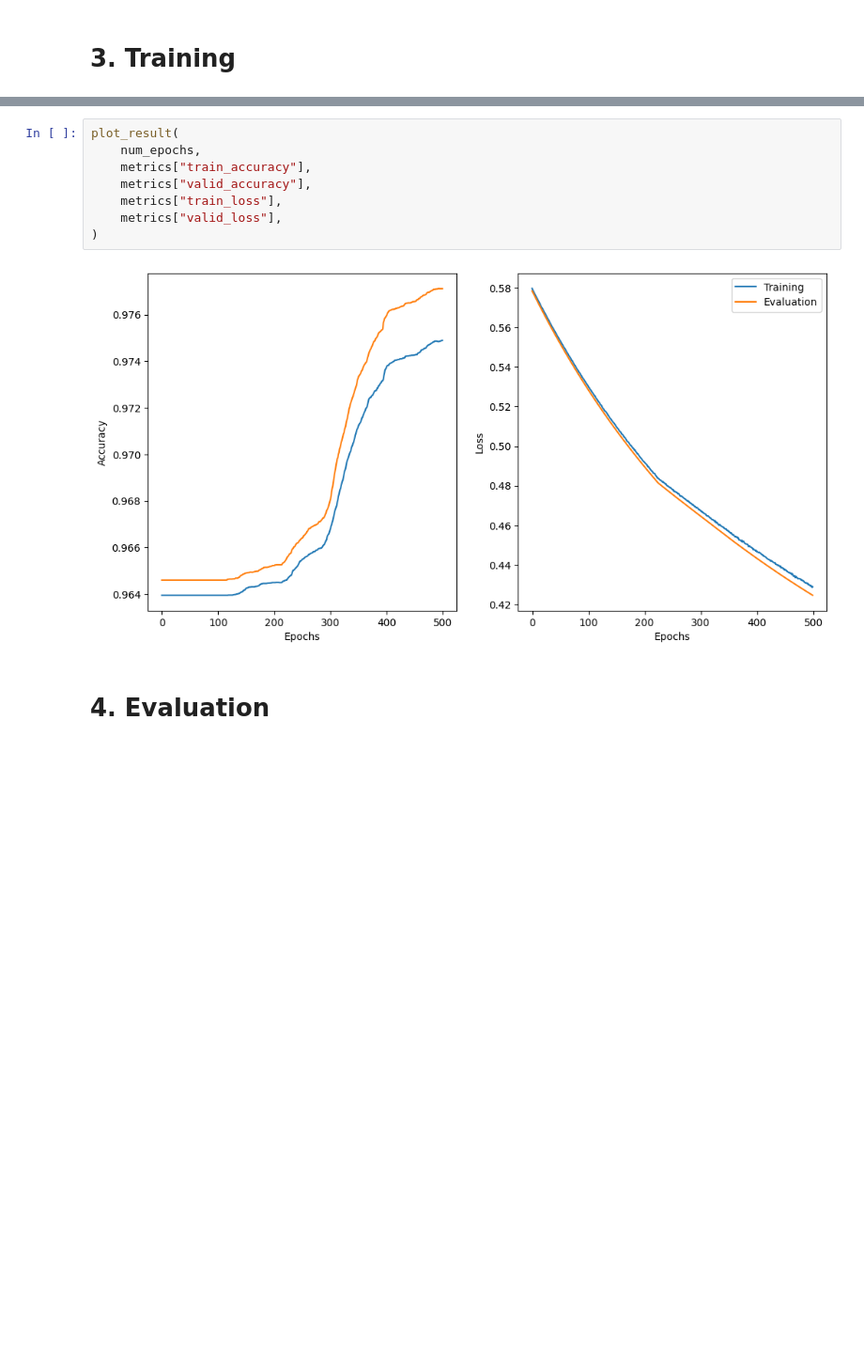
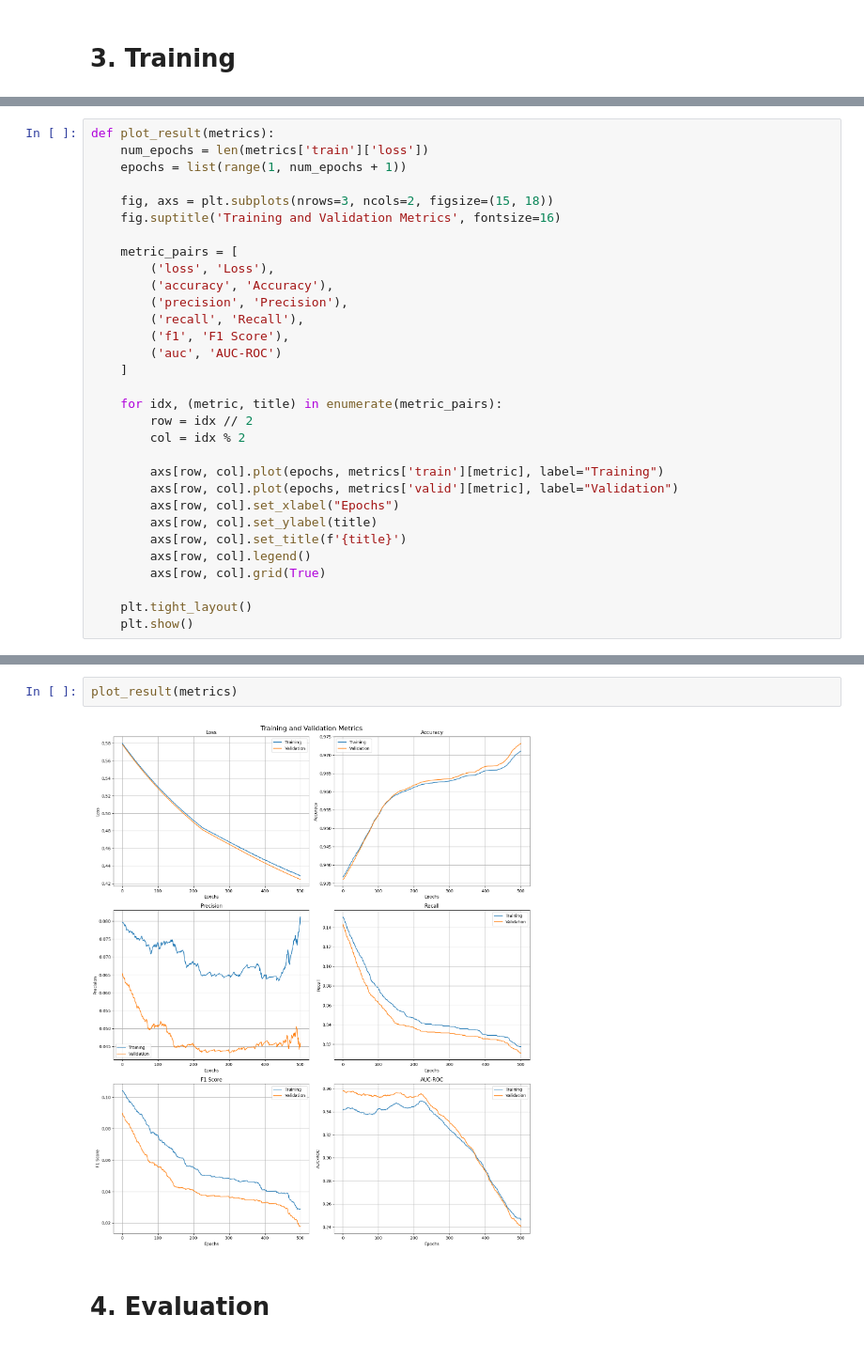
Before and after one commit to ongxuanhong/AIMA05-Protein-Binding-Residues-Prediction, a Jupyter notebook: 01.rnn_model.ipynb, the cells around one changed output, grey strips where cells are left out. Shown: that part at 94% size. Cells and saved outputs as stored; diff of their text form; blank space fills up the shorter version.

```diff
--- a/01.rnn_model.ipynb
+++ b/01.rnn_model.ipynb
@@ -476,3 +543,34 @@ def plot_result(num_epochs, train_accs, eval_accs, train_losses, eval_losses):
+# %%
+def plot_result(metrics):
+    num_epochs = len(metrics['train']['loss'])
+    epochs = list(range(1, num_epochs + 1))
+
+    fig, axs = plt.subplots(nrows=3, ncols=2, figsize=(15, 18))
+    fig.suptitle('Training and Validation Metrics', fontsize=16)
+
+    metric_pairs = [
+        ('loss', 'Loss'),
+        ('accuracy', 'Accuracy'),
+        ('precision', 'Precision'),
+        ('recall', 'Recall'),
+        ('f1', 'F1 Score'),
+        ('auc', 'AUC-ROC')
+    ]
+
+    for idx, (metric, title) in enumerate(metric_pairs):
+        row = idx // 2
+        col = idx % 2
+
+        axs[row, col].plot(epochs, metrics['train'][metric], label="Training")
+        axs[row, col].plot(epochs, metrics['valid'][metric], label="Validation")
+        axs[row, col].set_xlabel("Epochs")
+        axs[row, col].set_ylabel(title)
+        axs[row, col].set_title(f'{title}')
+        axs[row, col].legend()
+        axs[row, col].grid(True)
+
+    plt.tight_layout()
+    plt.show()
 # %%
 %%time
 device = torch.device("cuda" if torch.cuda.is_available() else "cpu")
@@ -521,13 +619,7 @@ Wall time: 45.1 s
-# %%
-plot_result(
-    num_epochs,
-    metrics["train_accuracy"],
-    metrics["valid_accuracy"],
-    metrics["train_loss"],
-    metrics["valid_loss"],
-)
-# %% [output]
-[figure, removed]
+# %%
+plot_result(metrics)
+# %% [output]
+[figure, added]
 # %% [markdown]
 # 4. Evaluation
 # %%
```
Also changed, not shown: parts of 12 cells of this notebook.
